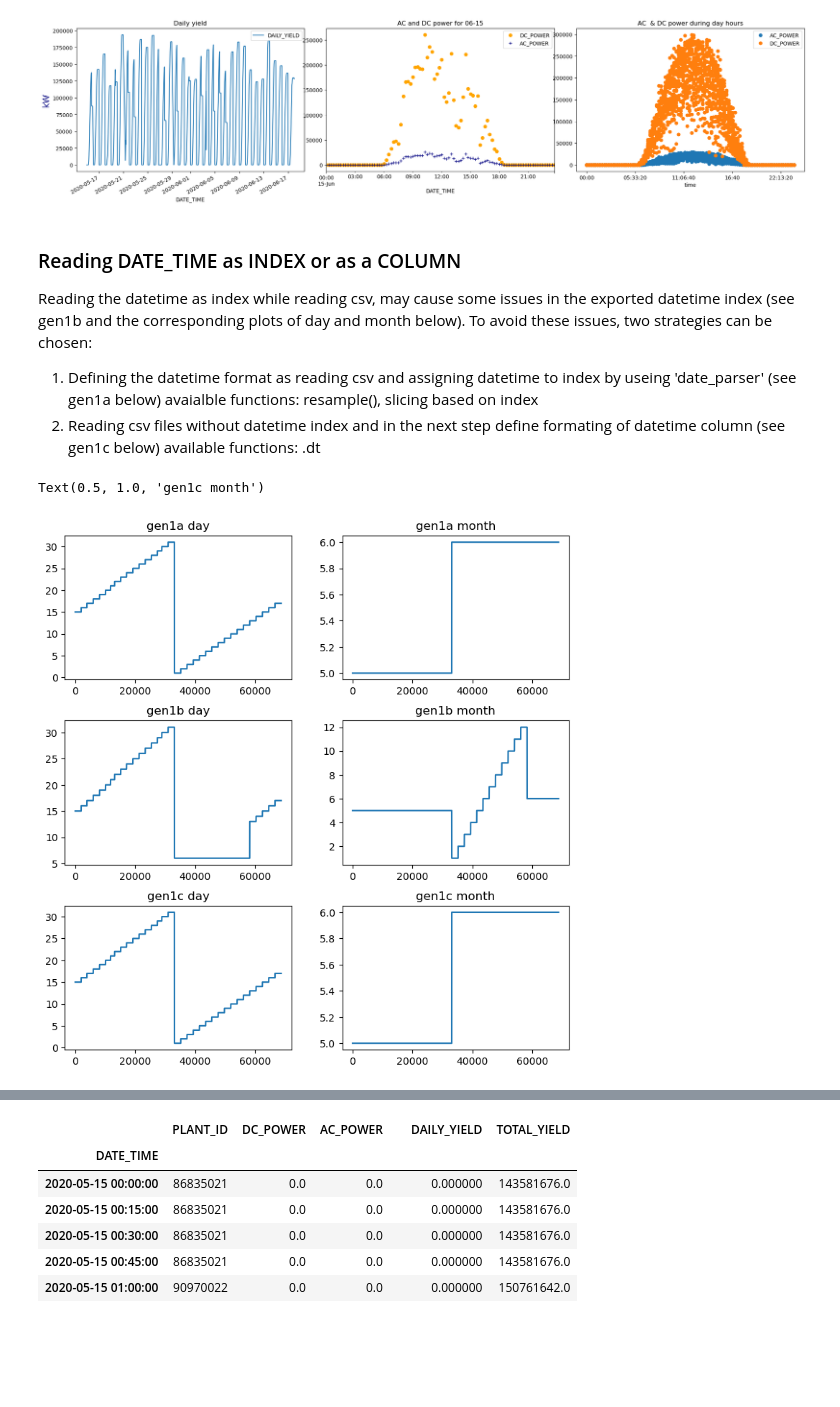
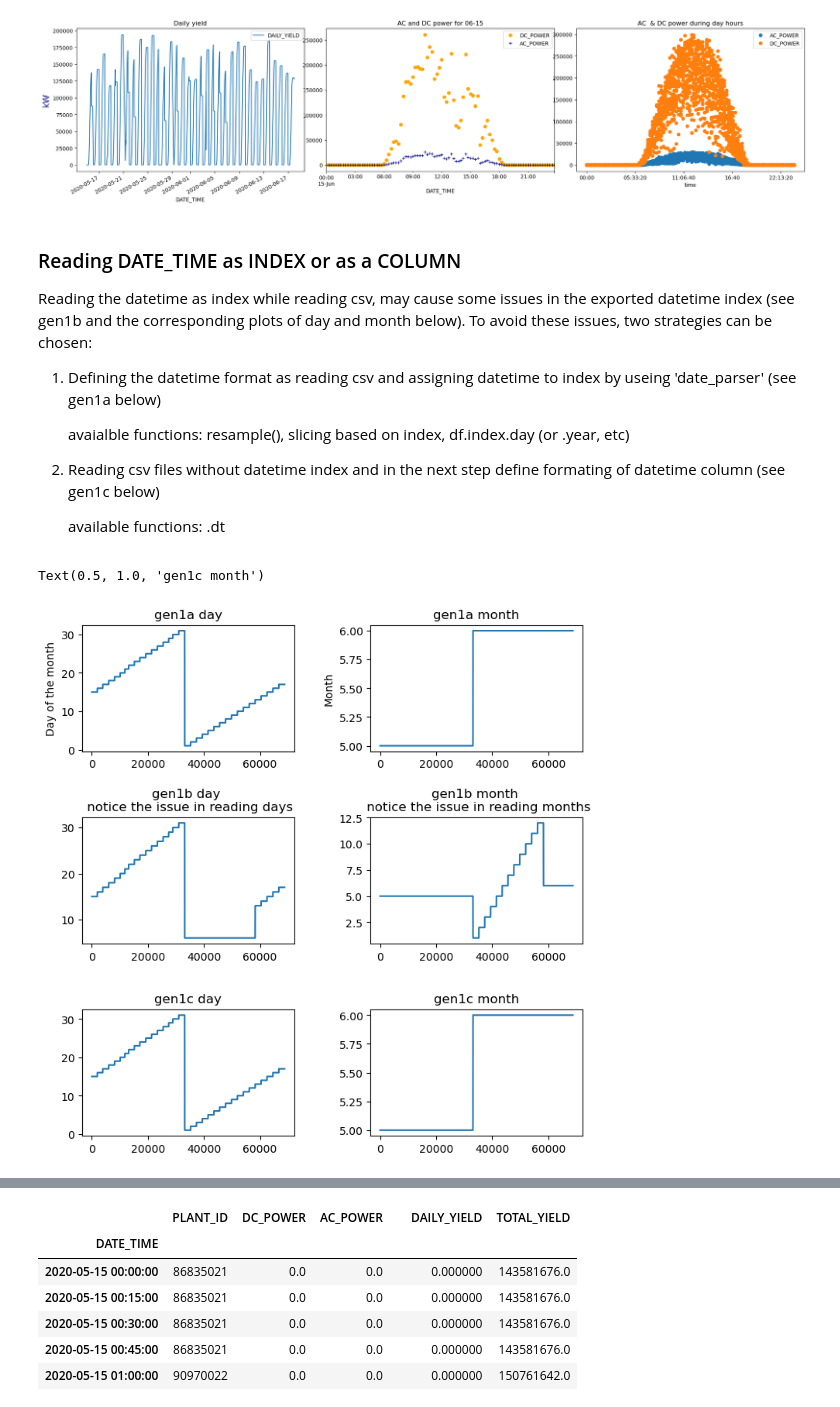
Before and after one commit to sedimir/SediMir, a Jupyter notebook: solar-power-generation.ipynb, the cells around one changed output, grey strips where cells are left out. Saved outputs shown, nothing was run; the diff lists cells and outputs as text; code cells hidden in the pictures; blank space fills up the shorter version.

```diff
--- a/solar-power-generation.ipynb
+++ b/solar-power-generation.ipynb
@@ -52,41 +53,47 @@ plt.show()
 Reading the datetime as index while reading csv, may cause some issues in the exported datetime index (see gen1b and the corresponding plots of day and month below). To avoid these issues, two strategies can be chosen:
 
 1. Defining the datetime format as reading csv and assigning datetime to index by useing 'date_parser' (see gen1a below)
-    avaialble functions: resample(), slicing based on index
+
+    avaialble functions: resample(), slicing based on index, df.index.day (or .year, etc)
 2. Reading csv files without datetime index and in the next step define formating of datetime column (see gen1c below)
+
     available functions: .dt
 # %%
 from datetime import datetime
 custom_date_parser = lambda x: datetime.strptime(x, '%d-%m-%Y %H:%M') #  "%Y-%d-%m %H:%M")
 gen1a=pd.read_csv('/kaggle/input/solar-power-generation-data/Plant_1_Generation_Data.csv',index_col='DATE_TIME', parse_dates=['DATE_TIME'], date_parser=custom_date_parser)
 
 gen1b=pd.read_csv('/kaggle/input/solar-power-generation-data/Plant_1_Generation_Data.csv',index_col='DATE_TIME', parse_dates=['DATE_TIME'])
 
 gen1c=pd.read_csv('/kaggle/input/solar-power-generation-data/Plant_1_Generation_Data.csv')
 gen1c.DATE_TIME=pd.to_datetime(gen1c.DATE_TIME,format='%d-%m-%Y %H:%M')
 
 
 import matplotlib.pyplot as plt
 f,ax=plt.subplots(3,2, figsize=(8,8))
-plt.tight_layout(pad=2)
+plt.tight_layout(pad=4)
 
 ax[0,0].plot(gen1a.index.day) #- gen1a.index.day)
 ax[0,0].set_title('gen1a day')
+ax[0,0].set_ylabel('Day of the month')
+
 
 ax[1,0].plot(gen1b.index.day) #- gen1a.index.day)
-ax[1,0].set_title('gen1b day')
+ax[1,0].set_title('gen1b day \n notice the issue in reading days')
 
 ax[0,1].plot(gen1a.index.month) #- gen1a.index.day)
 ax[0,1].set_title('gen1a month')
+ax[0,1].set_ylabel('Month')
+
 
 ax[1,1].plot(gen1b.index.month) #- gen1a.index.day)
-ax[1,1].set_title('gen1b month')
+ax[1,1].set_title('gen1b month \n notice the issue in reading months')
 
 ax[2,0].plot(gen1c.DATE_TIME.dt.day) #- gen1a.index.day)
 ax[2,0].set_title('gen1c day')
 
 ax[2,1].plot(gen1c.DATE_TIME.dt.month) #- gen1a.index.day)
 ax[2,1].set_title('gen1c month')
 # %% [output]
 Text(0.5, 1.0, 'gen1c month')
-[figure, old version]
+[figure, new version]
```
Also changed, not shown: parts of 6 cells of this notebook.
